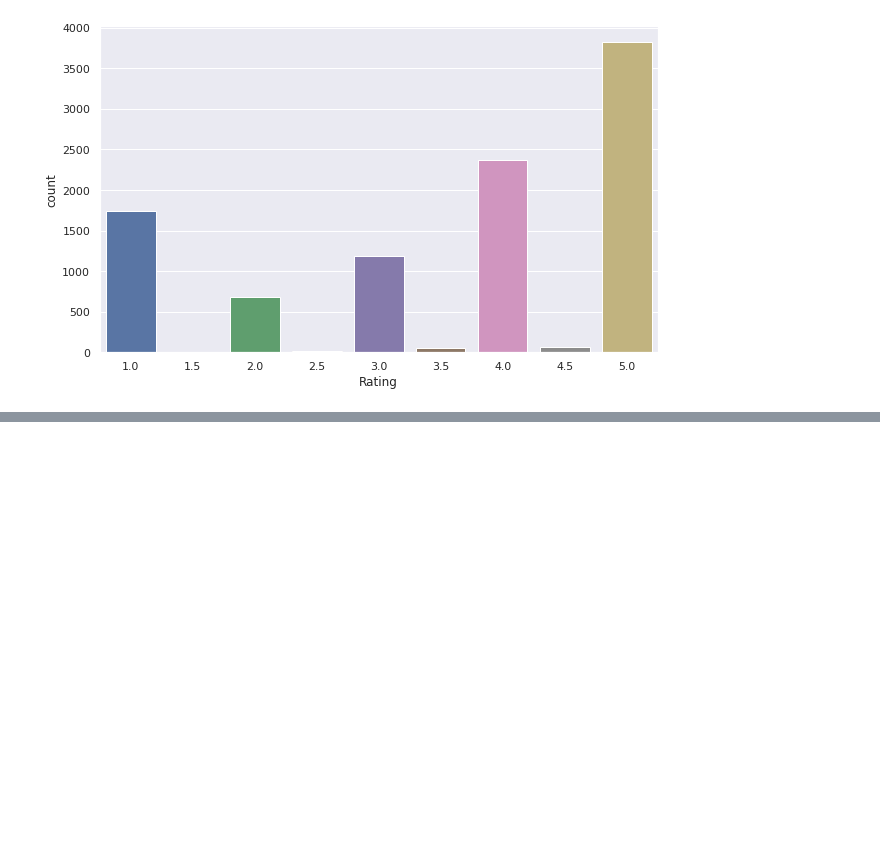
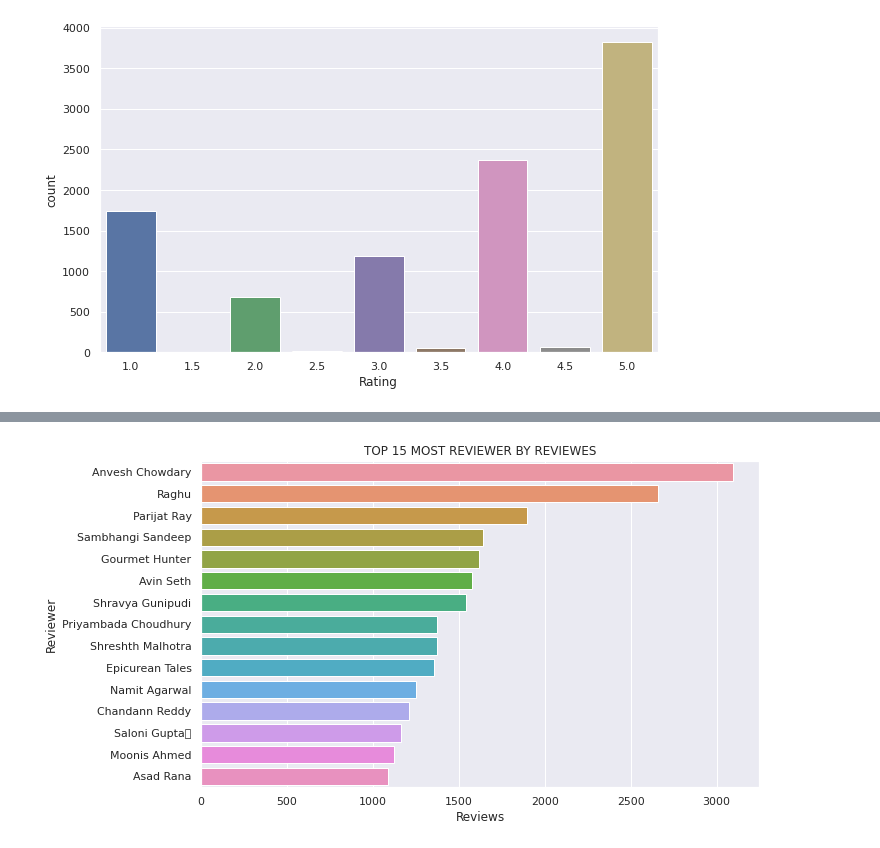
Before and after one commit to itsmimahi/ZOMATO-RESTAURANT-CLUSTERING-AND-SENTIMENT-ANALYSIS, a Jupyter notebook: Copy_of_ZOMATO_RESTAURANT_CLUSTERING_AND_SENTIMENT_ANALYSIS.ipynb, the cells around one changed output, grey strips where cells are left out. Cells and saved outputs as stored; diff of their text form; code cells hidden in the pictures; blank space fills up the shorter version.

```diff
--- a/Copy_of_ZOMATO_RESTAURANT_CLUSTERING_AND_SENTIMENT_ANALYSIS.ipynb
+++ b/Copy_of_ZOMATO_RESTAURANT_CLUSTERING_AND_SENTIMENT_ANALYSIS.ipynb
@@ -626,0 +681,9 @@ Name: Rating, dtype: float64
+# %%
+sns.barplot(x = 'Reviews',
+            y = 'Reviewer',
+            data = df_reviwer,
+            order = df_reviwer.sort_values('Reviews', ascending = False).Reviewer[:15])
+plt.title('TOP 15 MOST REVIEWER BY REVIEWES')
+plt.show()
+# %% [output]
+[figure, added]
```
Also changed, not shown: parts of 50 cells of this notebook.
